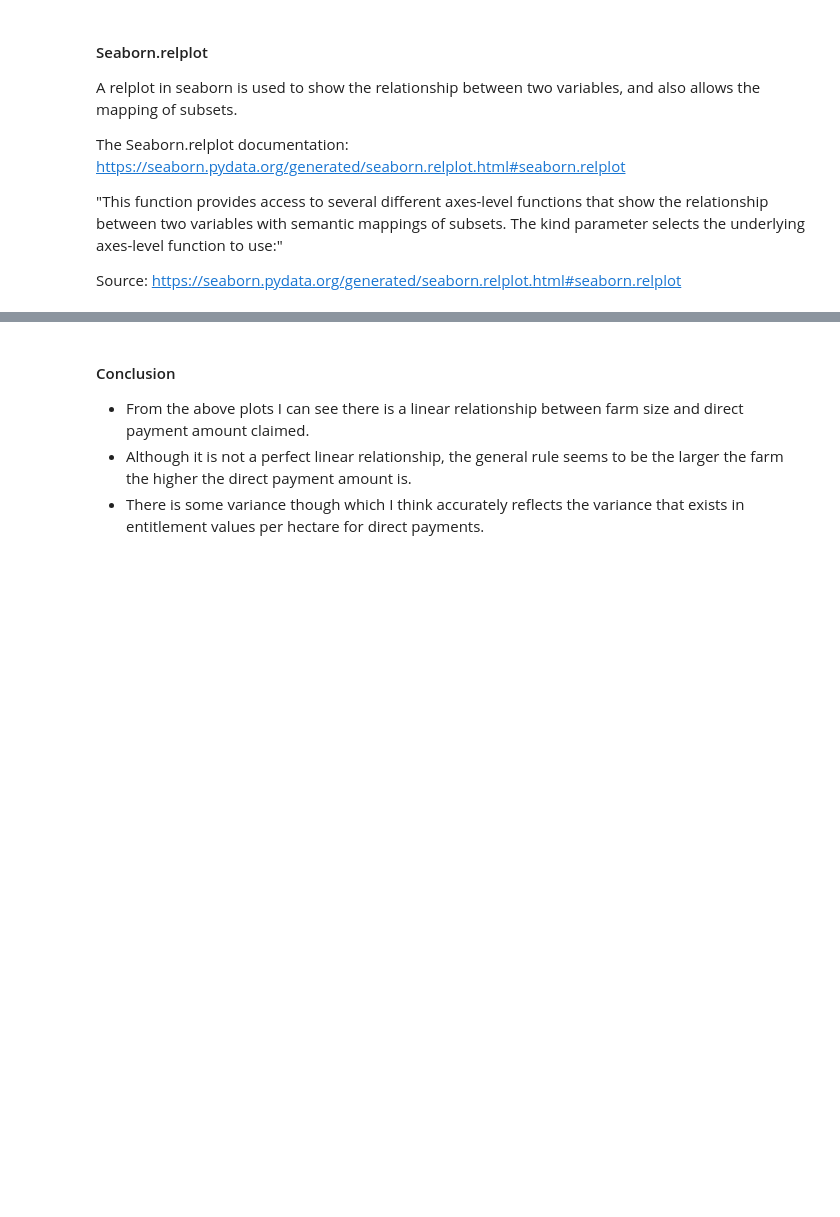
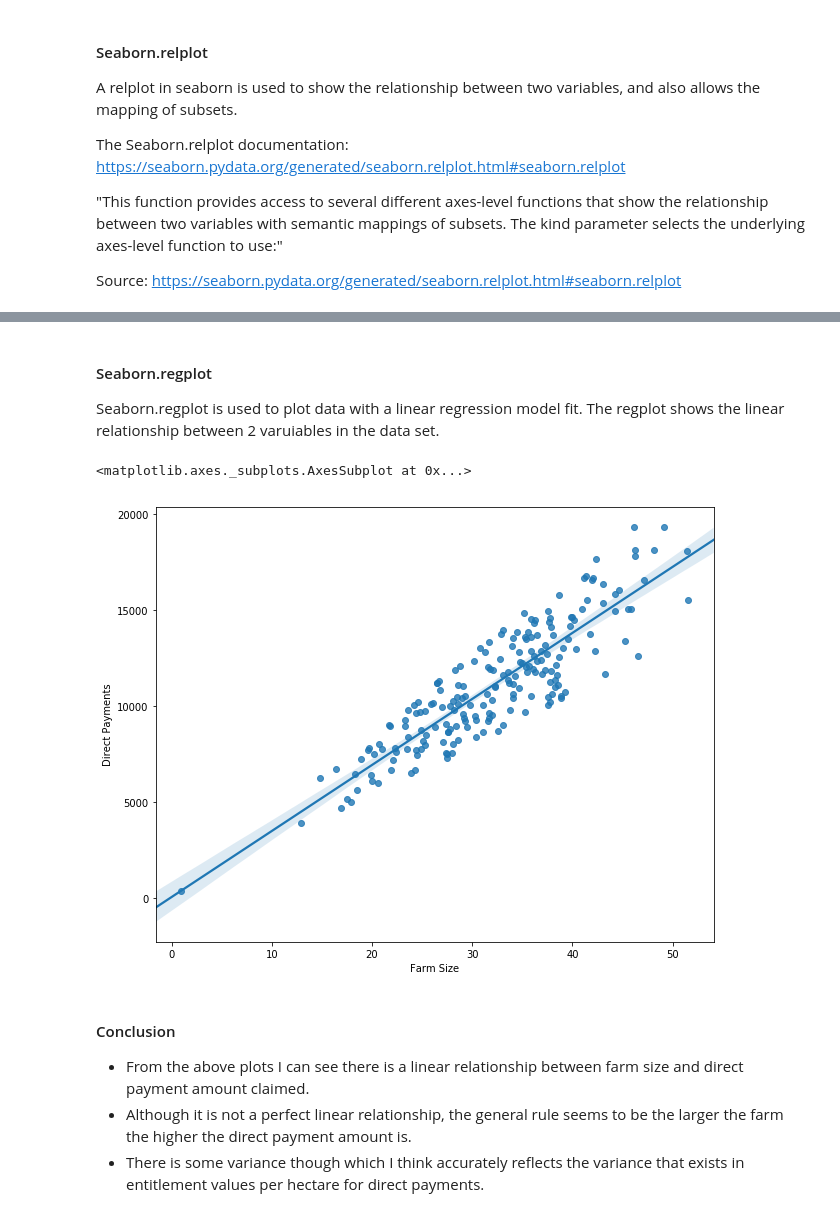
Before and after one commit to johndunne2019/PDA-Project-Data-Simulation, a Jupyter notebook: Data-Simulation.ipynb, the cells around one changed output, grey strips where cells are left out. Drawn from its saved outputs; the diff is of its cells as text; code cells hidden in the pictures; blank space fills up the shorter version.

```diff
--- a/Data-Simulation.ipynb
+++ b/Data-Simulation.ipynb
@@ -1022,3 +1027,12 @@ sns.relplot(x="Farm Size", y="Direct Payments", data=df);
+# %% [markdown]
+#### Seaborn.regplot
+
+Seaborn.regplot is used to plot data with a linear regression model fit. The regplot shows the linear relationship between 2 varuiables in the data set.
+# %%
+sns.regplot(x="Farm Size", y="Direct Payments", data=df)
+# %% [output]
+<matplotlib.axes._subplots.AxesSubplot at 0x...>
+[figure, added]
 # %% [markdown]
 #### Conclusion
 * From the above plots I can see there is a linear relationship between farm size and direct payment amount claimed.
```
Also changed, not shown: parts of 28 cells of this notebook, 1 other file.
